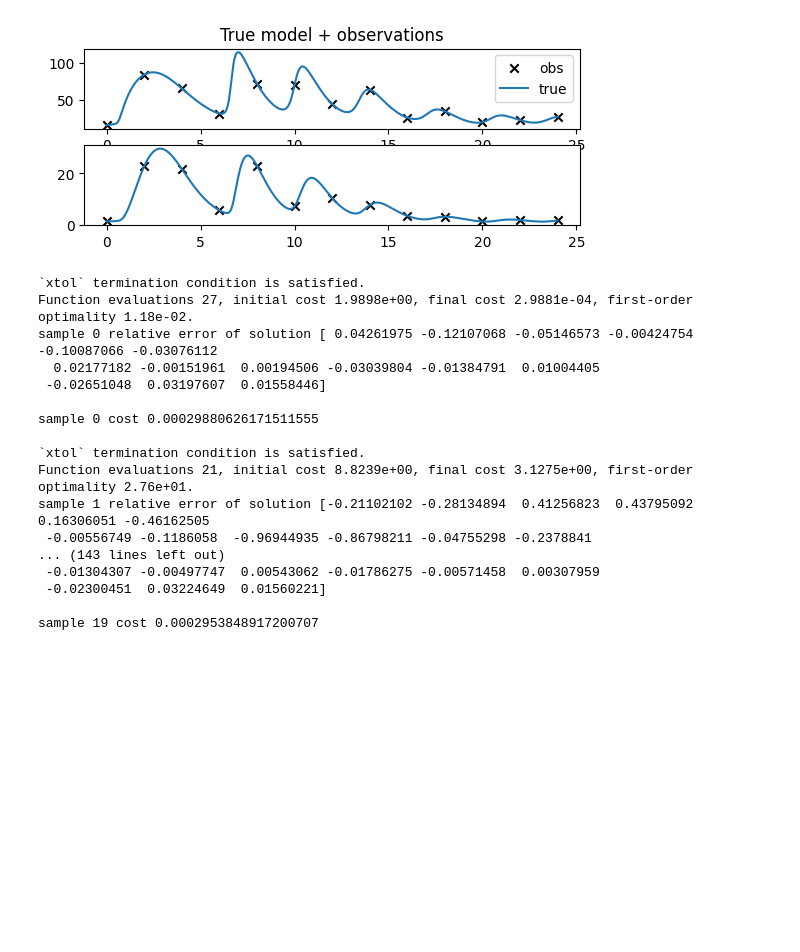
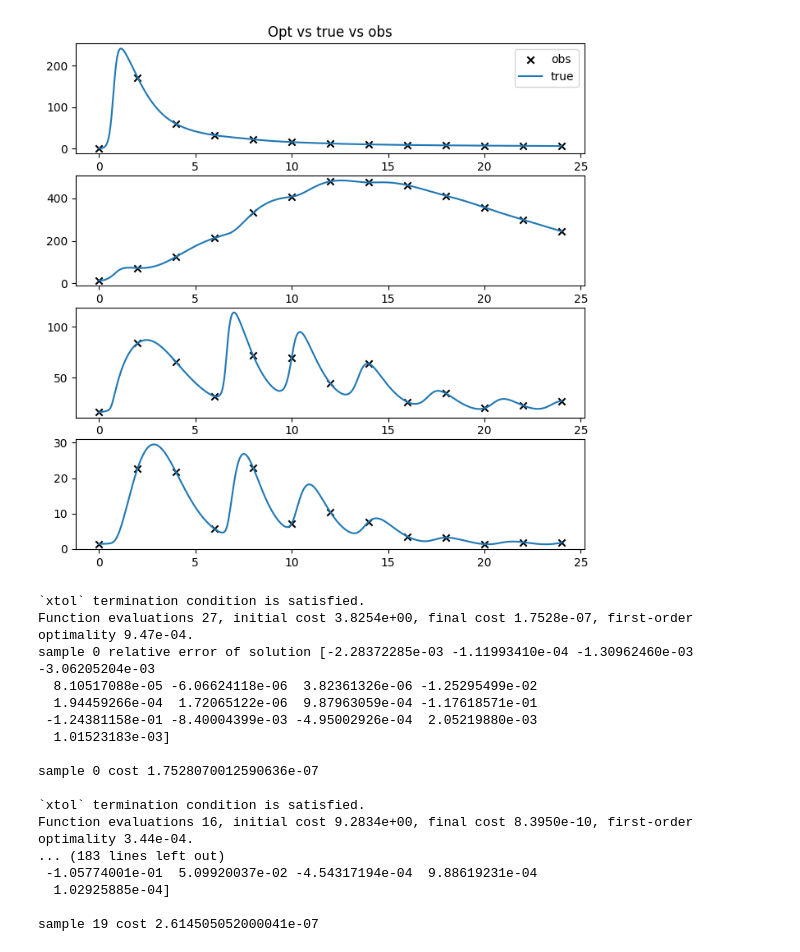
Before and after one commit to aayres22/ITIS_Analysis, a Jupyter notebook: Multistart_OLS.ipynb, the cells around one changed output. Saved outputs shown, nothing was run; the diff lists cells and outputs as text; code cells hidden in the pictures; blank space fills up the shorter version.

```diff
--- a/Multistart_OLS.ipynb
+++ b/Multistart_OLS.ipynb
@@ -43,37 +43,40 @@ true_sol = odeint(ITIS, IC_2, tfinal, args = (param_log,), **ode_options)
 # t_data = np.linspace(0,24,12+1) # less data, every 30 minutes
 # %%
 #Generate data
-output_ids = [6, 7] # Neuroendocrine = ACTH + Cort
-#output_ids = [3, 6, 7] # TNF + ACTH + Cort
-# output_ids = [3,4,6,7] #TNF + IL10 + ACTH + Cort
+
+D = '3'         # '1' for ACTH + Cort,
+                # '2' for ACTH + Cort + TNF-a
+                # '3' for ACTH + Cort + TNF-a + IL10
+dpoints = '2'   # '1' for 25, '2' for 13
+
+if D == '1':
+    output_ids = [6,7]
+    param_ids = [33, 12, 36, 43, 32, 39, 7, 16, 31, 15, 37, 9, 8, 28, 14]
+elif D == '2':
+    output_ids = [3,6,7]
+    param_ids = [33,12,36,32,7,34,31,15,8,9,16,14,28,26,1]
+elif D == '3':
+    output_ids = [3,4,6,7]
+    param_ids = [12, 33, 7, 16, 36, 43, 39, 15, 32, 31, 22, 8, 9, 14, 21, 10, 1]
+
 
 ##use generated sets instead
-with open('syntheticData\\TRUE_SOL_13.pkl', 'rb') as f:
+with open('syntheticData\\TRUE_SOL' + D + dpoints + '.pkl', 'rb') as f:
     results = pickle.load(f)
 y_data = results['y_data'].copy()
 t_data = results['t_data'].copy()
 
 
-plt.figure()
-plt.subplot(4,1,1)
-plt.scatter(t_data,y_data[:,0],marker='x',color='k',label='obs')
-plt.plot(tfinal,true_sol[:,output_ids[0]],label='true')
-plt.title('True model + observations')
-plt.legend()
-#
-plt.subplot(4,1,2)
-plt.scatter(t_data,y_data[:,1],marker='x',color='k')
-plt.plot(tfinal,true_sol[:,output_ids[1]])
-
-# plt.subplot(4,1,3)
-# plt.scatter(t_data,y_data[:,2],marker='x',color='k')
-# plt.plot(tfinal,true_sol[:,output_ids[2]])
-
-# plt.subplot(4,1,4)
-# plt.scatter(t_data,y_data[:,3],marker='x',color='k')
-# plt.plot(tfinal,true_sol[:,output_ids[3]])
+plt.figure(figsize = (8,8))
+for i in range(len(output_ids)):
+    if i == 1:
+        plt.title('Opt vs true vs obs')
+        plt.legend()
+    plt.subplot(4,1,i+1)
+    plt.scatter(t_data,y_data[:,i],marker='x',color='k',label='obs')
+    plt.plot(tfinal,true_sol[:,output_ids[i]],label='true')
 
 plt.show()
 # %% [output]
-[figure, old version]
+[figure, new version]
 # %%
@@ -104,12 +92,13 @@ param_in  = np.zeros((num_samp,len(param_ids)))
 param_opt = np.zeros((num_samp,len(param_ids)))
 param_all = param_log.copy()
 rel_err = np.zeros((num_samp,len(param_ids)))
-opt_cost = np.zeros(num_samp)
+opt_cost = np.zeros(num_samp) ##why do we only take a vector for this?
 
+var = 0.1
 for i in range(num_samp):
 #
-    param_in [i,:]= np.log(np.exp(param_log[param_ids])*np.random.normal(1,0.1,(1,len(param_ids))).flatten())
-
+    param_in [i,:]= np.log(np.exp(param_log[param_ids])*np.random.normal(1,var,(1,len(param_ids))).flatten()) ##MESS WITH BOUNDS
+##SAVE PERTURBATION AMOUNT
 # Now, we set up a minimization problem
     least_sq_sol = least_squares(OLS_res,param_in[i,:],args=(y_data,t_data,param_ids,output_ids,param_all,IC_2),
                              bounds=(LB,UB),verbose=1,xtol=1e-8,diff_step=1e-4,max_nfev=200)
@@ -120,22 +109,22 @@ for i in range(num_samp):
     print(f"sample {i} cost {opt_cost[i]}\n")
 # %% [output]
 `xtol` termination condition is satisfied.
-Function evaluations 27, initial cost 1.9898e+00, final cost 2.9881e-04, first-order optimality 1.18e-02.
-sample 0 relative error of solution [ 0.04261975 -0.12107068 -0.05146573 -0.00424754 -0.10087066 -0.03076112
-  0.02177182 -0.00151961  0.00194506 -0.03039804 -0.01384791  0.01004405
- -0.02651048  0.03197607  0.01558446]
+Function evaluations 27, initial cost 3.8254e+00, final cost 1.7528e-07, first-order optimality 9.47e-04.
+sample 0 relative error of solution [-2.28372285e-03 -1.11993410e-04 -1.30962460e-03 -3.06205204e-03
+  8.10517088e-05 -6.06624118e-06  3.82361326e-06 -1.25295499e-02
+  1.94459266e-04  1.72065122e-06  9.87963059e-04 -1.17618571e-01
+ -1.24381158e-01 -8.40004399e-03 -4.95002926e-04  2.05219880e-03
+  1.01523183e-03]
 
-sample 0 cost 0.00029880626171511555
+sample 0 cost 1.7528070012590636e-07
 
 `xtol` termination condition is satisfied.
-Function evaluations 21, initial cost 8.8239e+00, final cost 3.1275e+00, first-order optimality 2.76e+01.
-sample 1 relative error of solution [-0.21102102 -0.28134894  0.41256823  0.43795092  0.16306051 -0.46162505
- -0.00556749 -0.1186058  -0.96944935 -0.86798211 -0.04755298 -0.2378841
-... (143 lines left out)
- -0.01304307 -0.00497747  0.00543062 -0.01786275 -0.00571458  0.00307959
- -0.02300451  0.03224649  0.01560221]
+Function evaluations 16, initial cost 9.2834e+00, final cost 8.3950e-10, first-order optimality 3.44e-04.
+... (183 lines left out)
+ -1.05774001e-01  5.09920037e-02 -4.54317194e-04  9.88619231e-04
+  1.02925885e-04]
 
-sample 19 cost 0.0002953848917200707
+sample 19 cost 2.614505052000041e-07
 # %%
 # Now generate the model outputs and plot the parameters
 opt_solutions = np.zeros((num_samp,len(tfinal),len(output_ids)))
```
Also changed, not shown: parts of 8 cells of this notebook, 9 other files.
